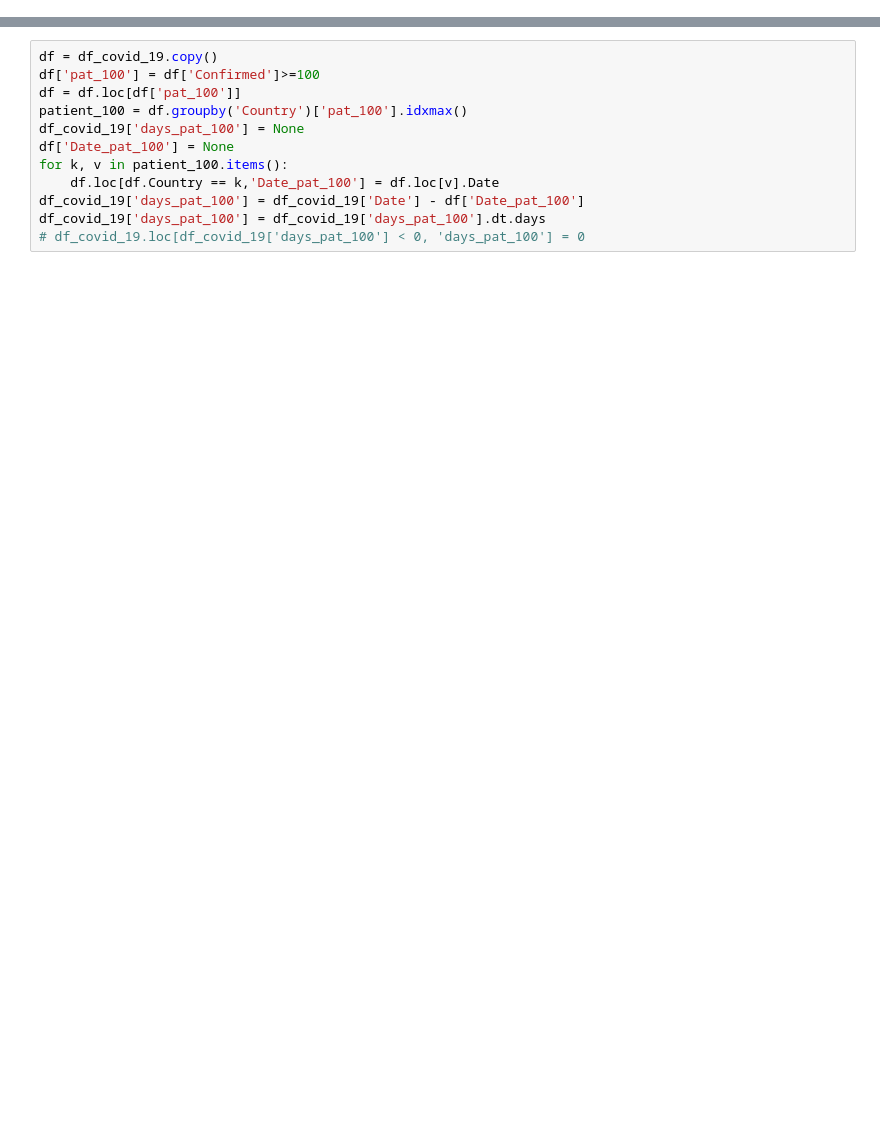
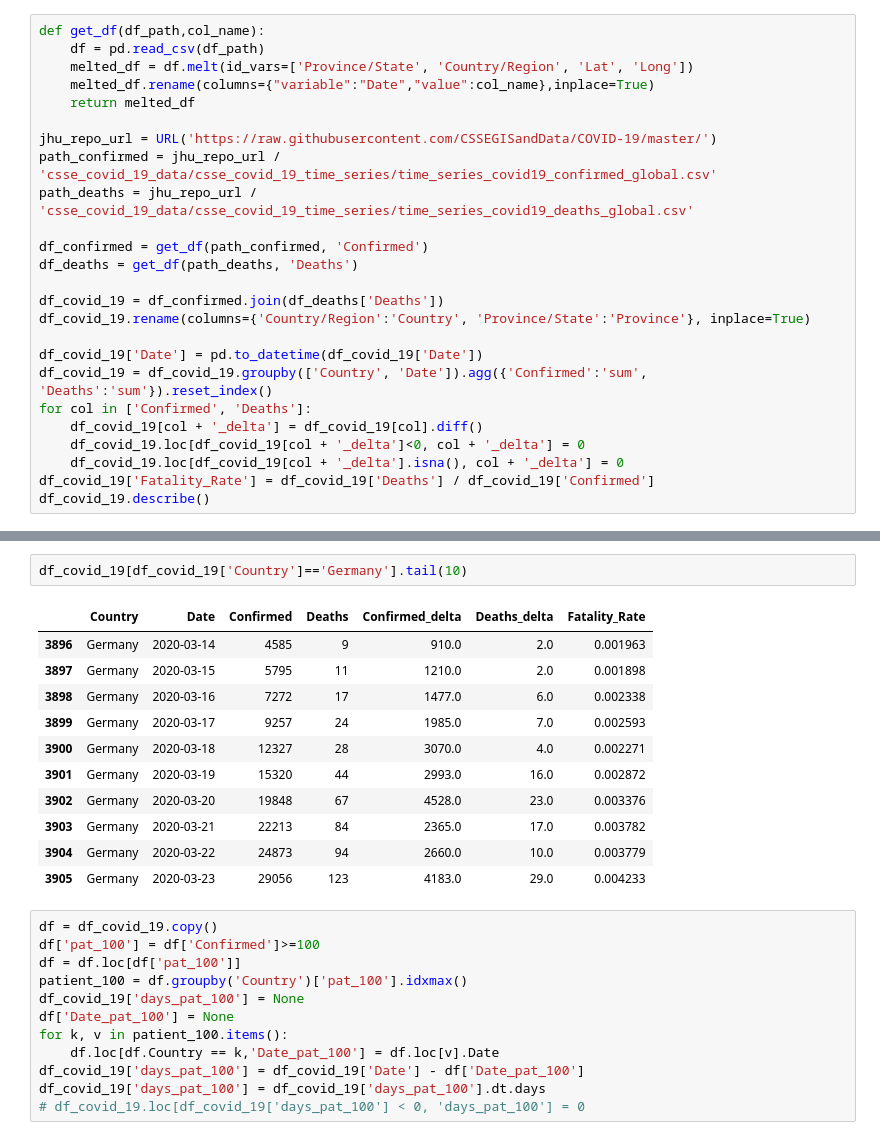
Before and after one commit to mkeicher/covid-19, a Jupyter notebook: covid-19-EDA.ipynb, the cells around one changed output, grey strips where cells are left out. Drawn from its saved outputs; the diff is of its cells as text; blank space fills up the shorter version.

```diff
--- a/covid-19-EDA.ipynb
+++ b/covid-19-EDA.ipynb
@@ -53,0 +54,25 @@ df_covid_19.describe()
+# %%
+def get_df(df_path,col_name):
+    df = pd.read_csv(df_path)
+    melted_df = df.melt(id_vars=['Province/State', 'Country/Region', 'Lat', 'Long'])
+    melted_df.rename(columns={"variable":"Date","value":col_name},inplace=True)
+    return melted_df
+
+jhu_repo_url = URL('https://raw.githubusercontent.com/CSSEGISandData/COVID-19/master/')
+path_confirmed = jhu_repo_url / 'csse_covid_19_data/csse_covid_19_time_series/time_series_covid19_confirmed_global.csv'
+path_deaths = jhu_repo_url / 'csse_covid_19_data/csse_covid_19_time_series/time_series_covid19_deaths_global.csv'
+
+df_confirmed = get_df(path_confirmed, 'Confirmed')
+df_deaths = get_df(path_deaths, 'Deaths')
+
+df_covid_19 = df_confirmed.join(df_deaths['Deaths'])
+df_covid_19.rename(columns={'Country/Region':'Country', 'Province/State':'Province'}, inplace=True)
+
+df_covid_19['Date'] = pd.to_datetime(df_covid_19['Date'])
+df_covid_19 = df_covid_19.groupby(['Country', 'Date']).agg({'Confirmed':'sum', 'Deaths':'sum'}).reset_index()
+for col in ['Confirmed', 'Deaths']:
+    df_covid_19[col + '_delta'] = df_covid_19[col].diff()
+    df_covid_19.loc[df_covid_19[col + '_delta']<0, col + '_delta'] = 0
+    df_covid_19.loc[df_covid_19[col + '_delta'].isna(), col + '_delta'] = 0
+df_covid_19['Fatality_Rate'] = df_covid_19['Deaths'] / df_covid_19['Confirmed']
+df_covid_19.describe()
@@ -54,3 +89,17 @@ df_covid_19.describe()
+# %%
+df_covid_19[df_covid_19['Country']=='Germany'].tail(10)
+# %% [output]
+|  | Country | Date | Confirmed | Deaths | Confirmed_delta | Deaths_delta | Fatality_Rate |
+| 3896 | Germany | 2020-03-14 | 4585 | 9 | 910.0 | 2.0 | 0.001963 |
+| 3897 | Germany | 2020-03-15 | 5795 | 11 | 1210.0 | 2.0 | 0.001898 |
+| 3898 | Germany | 2020-03-16 | 7272 | 17 | 1477.0 | 6.0 | 0.002338 |
+| 3899 | Germany | 2020-03-17 | 9257 | 24 | 1985.0 | 7.0 | 0.002593 |
+| 3900 | Germany | 2020-03-18 | 12327 | 28 | 3070.0 | 4.0 | 0.002271 |
+| 3901 | Germany | 2020-03-19 | 15320 | 44 | 2993.0 | 16.0 | 0.002872 |
+| 3902 | Germany | 2020-03-20 | 19848 | 67 | 4528.0 | 23.0 | 0.003376 |
+| 3903 | Germany | 2020-03-21 | 22213 | 84 | 2365.0 | 17.0 | 0.003782 |
+| 3904 | Germany | 2020-03-22 | 24873 | 94 | 2660.0 | 10.0 | 0.003779 |
+| 3905 | Germany | 2020-03-23 | 29056 | 123 | 4183.0 | 29.0 | 0.004233 |
 # %%
 df = df_covid_19.copy()
 df['pat_100'] = df['Confirmed']>=100
```
Also changed, not shown: parts of 10 cells of this notebook, 2 other files.
